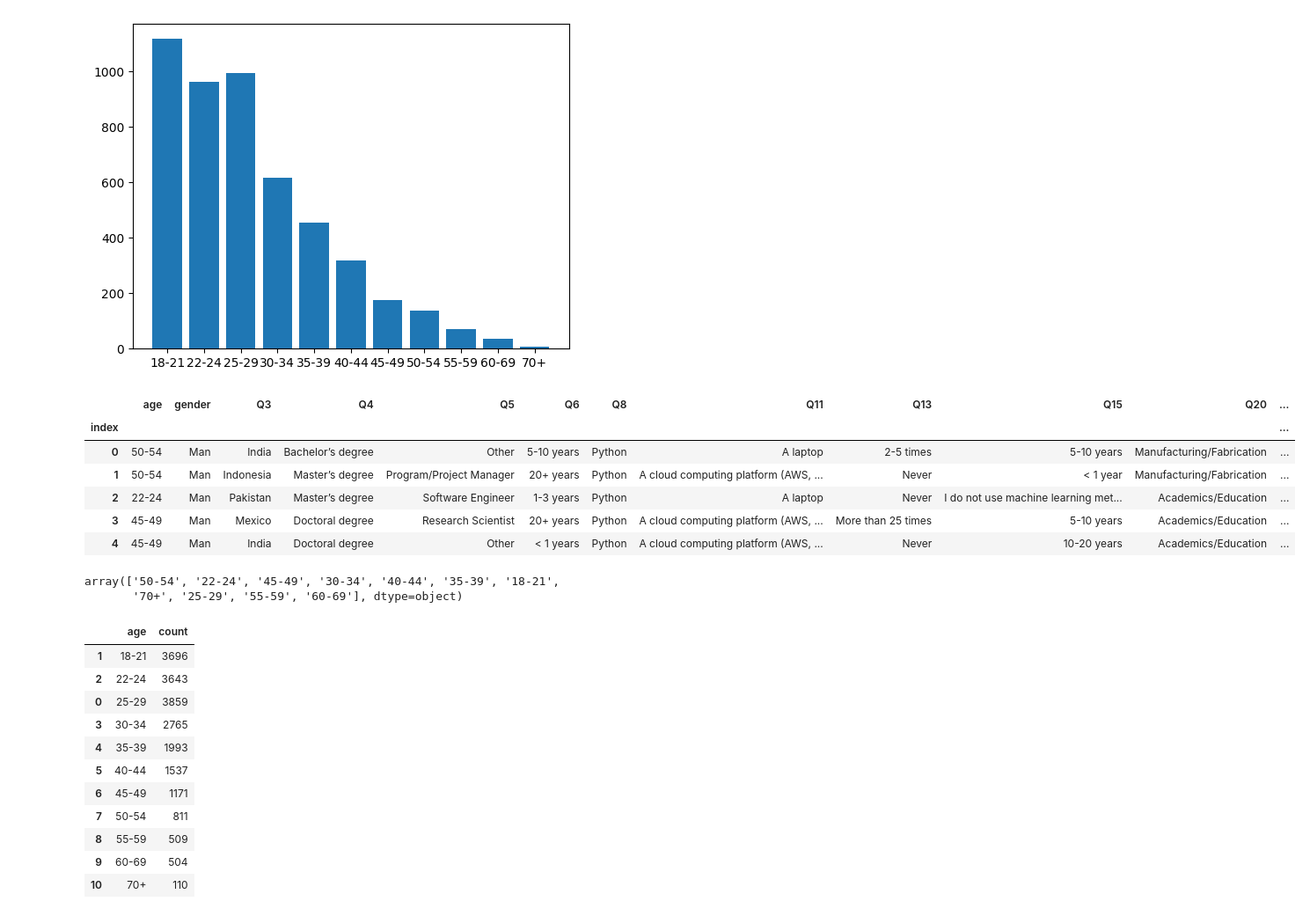
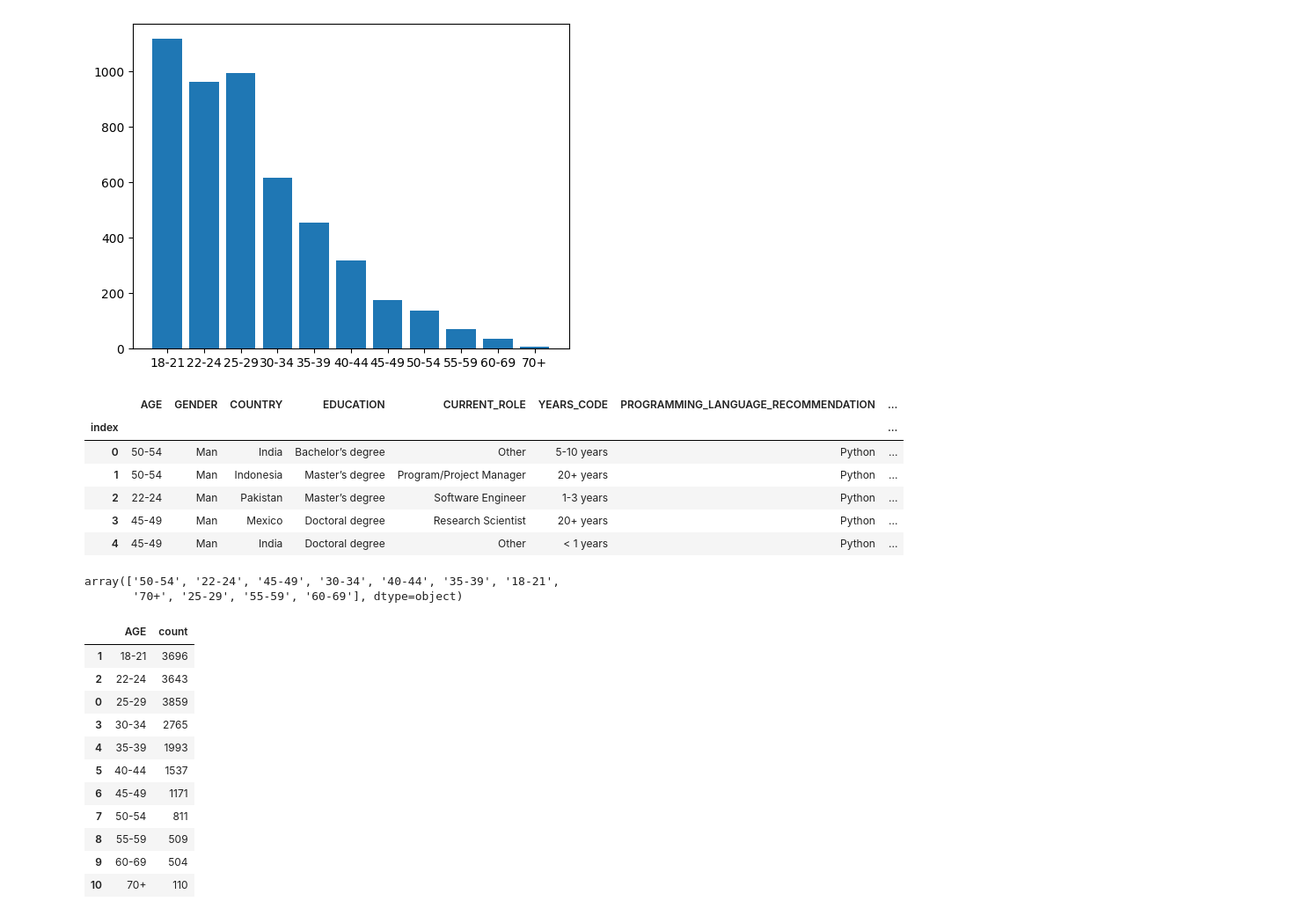
Before and after one commit to LourdesBoj/promoE_modulo2_proyecto_equipo3_AndreaIreneLourdesVictoria, a Jupyter notebook: Jupyter/limpieza_exploracion.ipynb, the cells around one changed output. Shown: that part at 88% size. Saved outputs shown, nothing was run; the diff lists cells and outputs as text; code cells hidden in the pictures.

```diff
--- a/Jupyter/limpieza_exploracion.ipynb
+++ b/Jupyter/limpieza_exploracion.ipynb
@@ -184,3 +184,6 @@ tabla_completa.head()
 | 2 | 22-24 | Man | Pakistan | Master’s degree | Software Engineer | 1-3 years | Python | A laptop | Never | I do not use machine learning met... | Academics/Education | ... |
 | 3 | 45-49 | Man | Mexico | Doctoral degree | Research Scientist | 20+ years | Python | A cloud computing platform (AWS, ... | More than 25 times | 5-10 years | Academics/Education | ... |
 | 4 | 45-49 | Man | India | Doctoral degree | Other | < 1 years | Python | A cloud computing platform (AWS, ... | Never | 10-20 years | Academics/Education | ... |
+# %%
+columnas_rename = {col: col.upper() for col in tabla_completa.columns}
+columnas_rename
@@ -186,0 +210,2 @@ tabla_completa.head()
+# %%
+tabla_completa.rename(columns = columnas_rename, inplace = True)
@@ -294,6 +325,6 @@ rango("18-21")
 # %% [output]
 'joven'
 # %%
-tabla_completa["edad_prueba"] = tabla_completa["age"].apply(rango)
+tabla_completa["EDAD_PRUEBA"] = tabla_completa["AGE"].apply(rango)
 tabla_completa.head()
 # %% [output]
@@ -309,14 +340,14 @@ plt.bar(x = df_edad["age"], height = df_edad["count"]);
 # %% [output]
 [figure]
 # %%
-df_man = tabla_completa[tabla_completa["gender"] == "Man"]
+df_man = tabla_completa[tabla_completa["GENDER"] == "Man"]
 df_man.head()
 # %% [output]
-|  | age | gender | Q3 | Q4 | Q5 | Q6 | Q8 | Q11 | Q13 | Q15 | Q20 | ... |
-| index |  |  |  |  |  |  |  |  |  |  |  | ... |
-| 0 | 50-54 | Man | India | Bachelor’s degree | Other | 5-10 years | Python | A laptop | 2-5 times | 5-10 years | Manufacturing/Fabrication | ... |
-| 1 | 50-54 | Man | Indonesia | Master’s degree | Program/Project Manager | 20+ years | Python | A cloud computing platform (AWS, ... | Never | < 1 year | Manufacturing/Fabrication | ... |
-| 2 | 22-24 | Man | Pakistan | Master’s degree | Software Engineer | 1-3 years | Python | A laptop | Never | I do not use machine learning met... | Academics/Education | ... |
-| 3 | 45-49 | Man | Mexico | Doctoral degree | Research Scientist | 20+ years | Python | A cloud computing platform (AWS, ... | More than 25 times | 5-10 years | Academics/Education | ... |
-| 4 | 45-49 | Man | India | Doctoral degree | Other | < 1 years | Python | A cloud computing platform (AWS, ... | Never | 10-20 years | Academics/Education | ... |
+|  | AGE | GENDER | COUNTRY | EDUCATION | CURRENT_ROLE | YEARS_CODE | PROGRAMMING_LANGUAGE_RECOMMENDATION | ... |
+| index |  |  |  |  |  |  |  | ... |
+| 0 | 50-54 | Man | India | Bachelor’s degree | Other | 5-10 years | Python | ... |
+| 1 | 50-54 | Man | Indonesia | Master’s degree | Program/Project Manager | 20+ years | Python | ... |
+| 2 | 22-24 | Man | Pakistan | Master’s degree | Software Engineer | 1-3 years | Python | ... |
+| 3 | 45-49 | Man | Mexico | Doctoral degree | Research Scientist | 20+ years | Python | ... |
+| 4 | 45-49 | Man | India | Doctoral degree | Other | < 1 years | Python | ... |
 # %%
@@ -325,10 +356,10 @@ df_man["age"].unique()
 array(['50-54', '22-24', '45-49', '30-34', '40-44', '35-39', '18-21',
        '70+', '25-29', '55-59', '60-69'], dtype=object)
 # %%
-df_edad2 = df_man["age"].value_counts().reset_index().sort_values(by = ["age"])
+df_edad2 = df_man["AGE"].value_counts().reset_index().sort_values(by = ["AGE"])
 df_edad2
 # %% [output]
-|  | age | count |
+|  | AGE | count |
 | 1 | 18-21 | 3696 |
 | 2 | 22-24 | 3643 |
 | 0 | 25-29 | 3859 |
```
Also changed, not shown: parts of 21 cells of this notebook.
